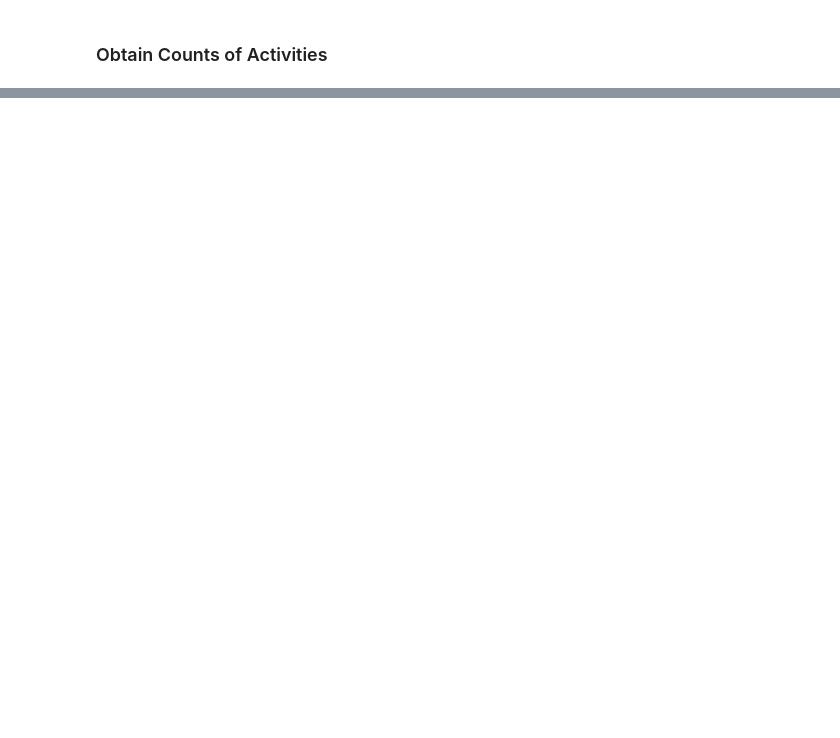
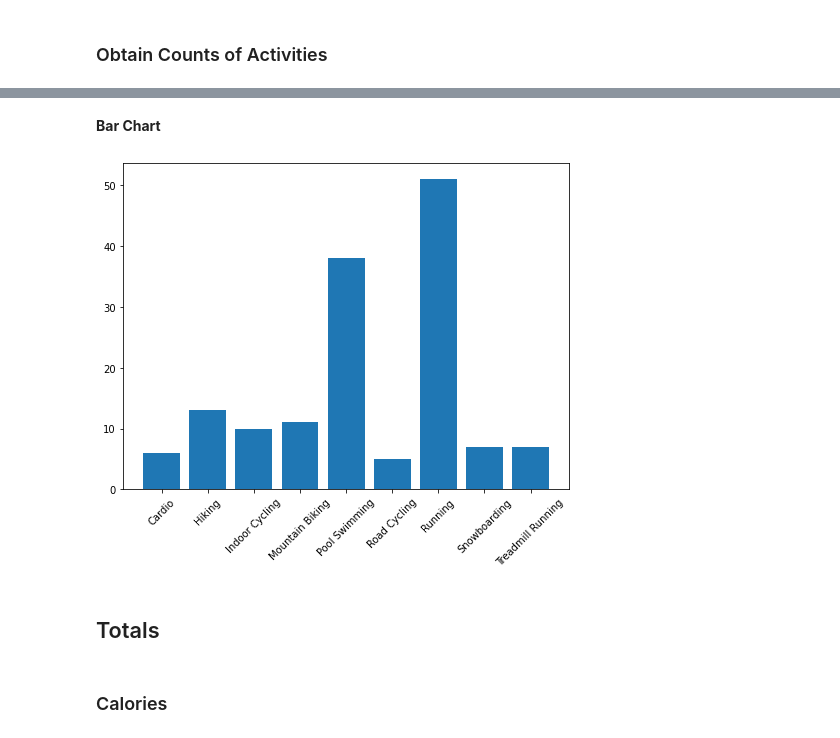
Before and after one commit to Caturrell/garmin-wrapped2022, a Jupyter notebook: Data Exploration.ipynb, the cells around one changed output, grey strips where cells are left out. Saved outputs shown, nothing was run; the diff lists cells and outputs as text; code cells hidden in the pictures; blank space fills up the shorter version.

```diff
--- a/Data Exploration.ipynb
+++ b/Data Exploration.ipynb
@@ -135,0 +254,12 @@ Name: activity, dtype: int64
+# %% [markdown]
+**Bar Chart**
+# %%
+fig_bar = plt.subplots(figsize=(8,6))
+plt.bar(garmin22_activities.index, garmin22_activities['Count'])
+plt.xticks(rotation=45);
+# %% [output]
+[figure, added]
+# %% [markdown]
+## Totals
+# %% [markdown]
+### Calories
```
Also changed, not shown: parts of 24 cells of this notebook, 1 other file.
